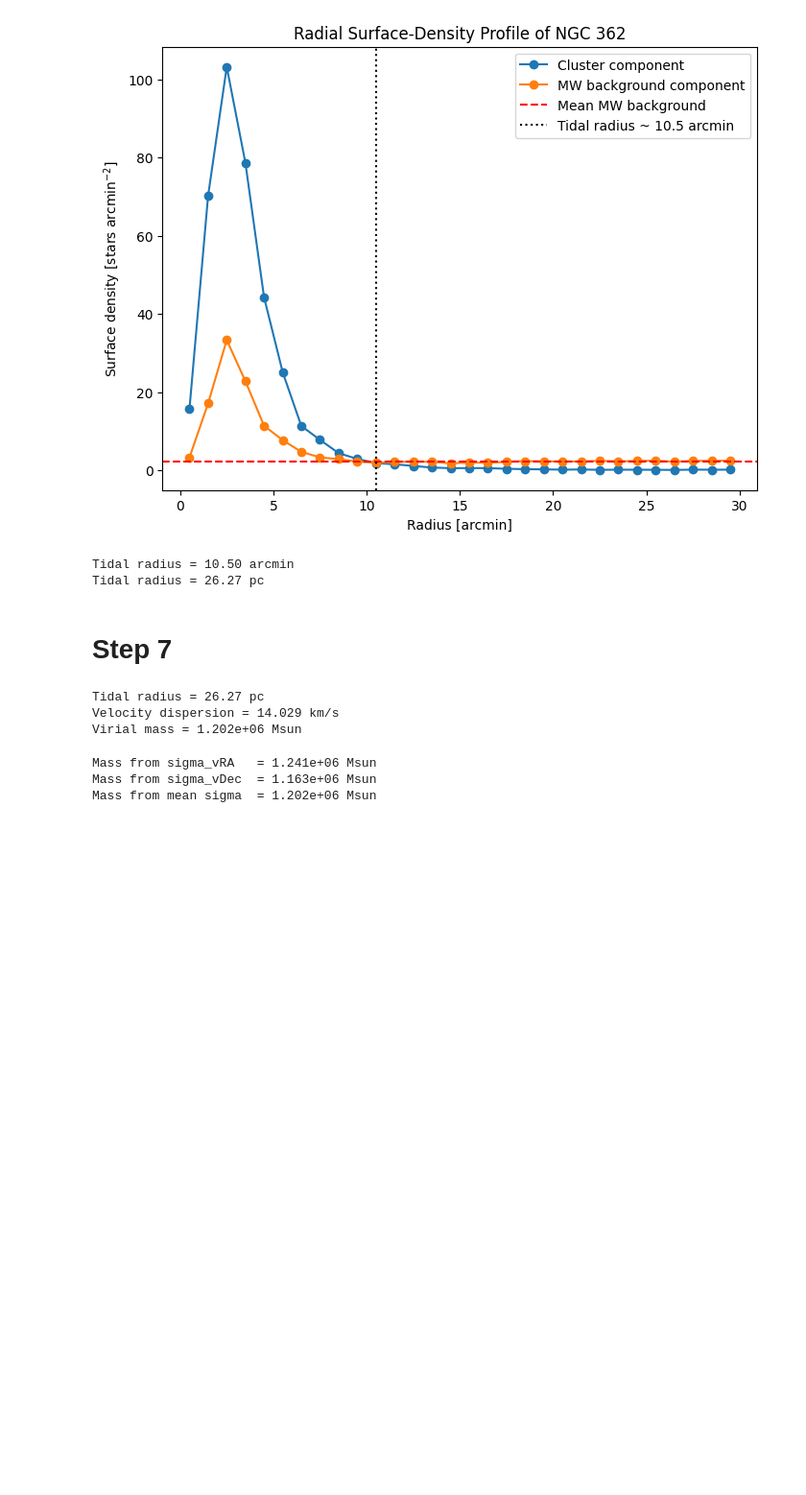
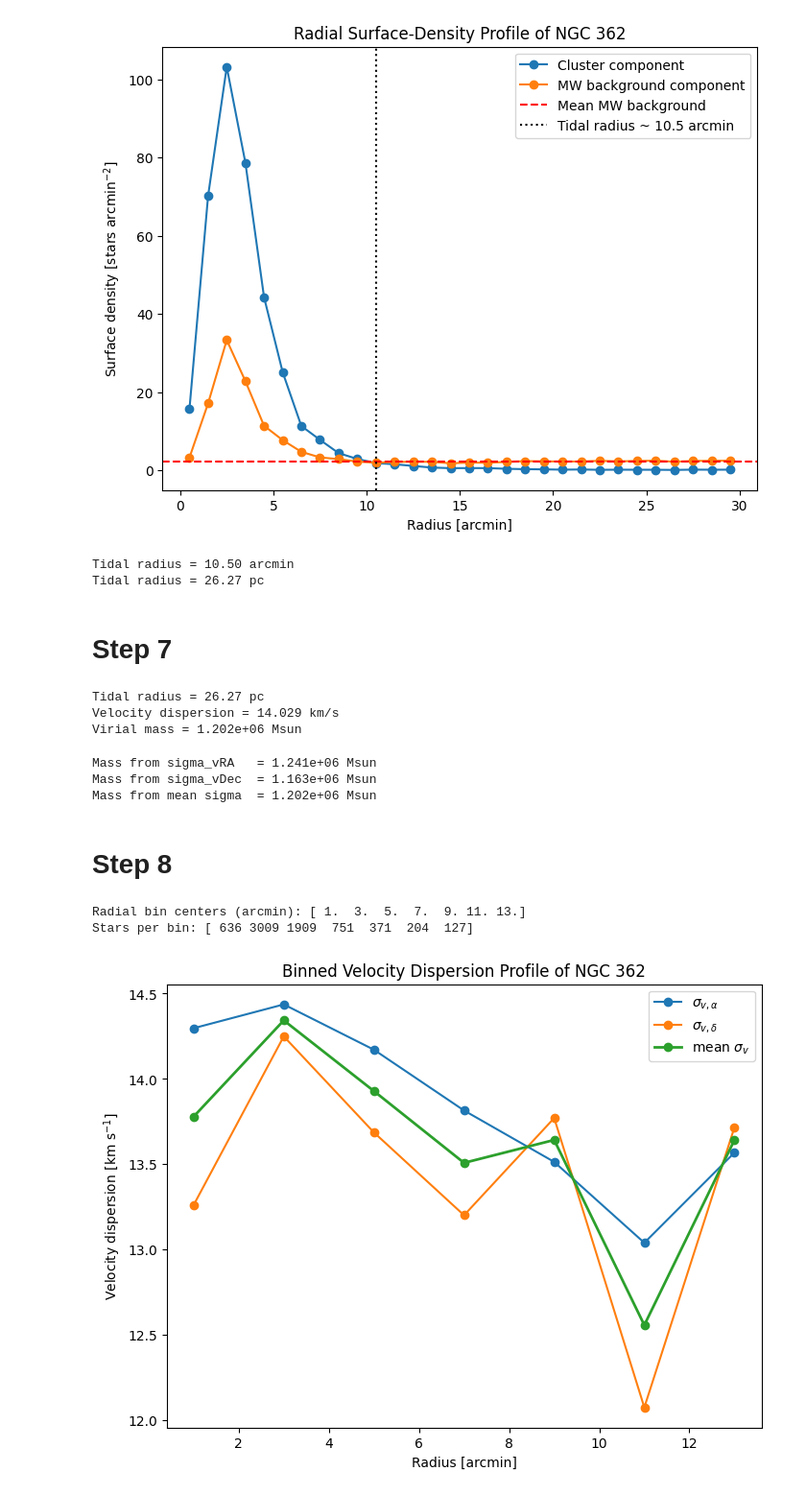
Before and after one commit to zangston/ASTR-5140, a Jupyter notebook: project4/project4.ipynb, the cells around one changed output. Shown at 96% size. Saved outputs shown, nothing was run; the diff lists cells and outputs as text; code cells hidden in the pictures; blank space fills up the shorter version.

Commit message:
Compelte step 8

```diff
--- a/project4/project4.ipynb
+++ b/project4/project4.ipynb
@@ -840,3 +840,62 @@ print(f"Mass from mean sigma  = {M_vmean:.3e} Msun")
 Mass from sigma_vRA   = 1.241e+06 Msun
 Mass from sigma_vDec  = 1.163e+06 Msun
 Mass from mean sigma  = 1.202e+06 Msun
+# %% [markdown]
+# Step 8
+# %%
+# Radial bins in arcmin
+bins = np.arange(0, 16, 2)   # 0-2, 2-4, ..., 14-16 arcmin
+
+r_centers = []
+sigma_pmra_bin = []
+sigma_pmdec_bin = []
+sigma_pm_mean_bin = []
+n_bin = []
+
+for r_in, r_out in zip(bins[:-1], bins[1:]):
+    m = (df_cluster_gmm["radius_arcmin"] >= r_in) & (df_cluster_gmm["radius_arcmin"] < r_out)
+    sub = df_cluster_gmm[m]
+
+    if len(sub) < 10:
+        continue
+
+    s_ra = sub["pmra"].std(ddof=1)
+    s_dec = sub["pmdec"].std(ddof=1)
+    s_mean = 0.5 * (s_ra + s_dec)
+
+    r_centers.append(0.5 * (r_in + r_out))
+    sigma_pmra_bin.append(s_ra)
+    sigma_pmdec_bin.append(s_dec)
+    sigma_pm_mean_bin.append(s_mean)
+    n_bin.append(len(sub))
+
+r_centers = np.array(r_centers)
+sigma_pmra_bin = np.array(sigma_pmra_bin)
+sigma_pmdec_bin = np.array(sigma_pmdec_bin)
+sigma_pm_mean_bin = np.array(sigma_pm_mean_bin)
+n_bin = np.array(n_bin)
+
+print("Radial bin centers (arcmin):", r_centers)
+print("Stars per bin:", n_bin)
+
+# Convert to km/s
+sigma_vra_bin = 4.74 * sigma_pmra_bin * d_kpc
+sigma_vdec_bin = 4.74 * sigma_pmdec_bin * d_kpc
+sigma_vmean_bin = 4.74 * sigma_pm_mean_bin * d_kpc
+# %% [output]
+Radial bin centers (arcmin): [ 1.  3.  5.  7.  9. 11. 13.]
+Stars per bin: [ 636 3009 1909  751  371  204  127]
+# %%
+plt.figure(figsize=(8,6))
+
+plt.plot(r_centers, sigma_vra_bin, marker="o", label=r"$\sigma_{v,\alpha}$")
+plt.plot(r_centers, sigma_vdec_bin, marker="o", label=r"$\sigma_{v,\delta}$")
+plt.plot(r_centers, sigma_vmean_bin, marker="o", linewidth=2, label=r"mean $\sigma_v$")
+
+plt.xlabel("Radius [arcmin]")
+plt.ylabel(r"Velocity dispersion [km s$^{-1}$]")
+plt.title("Binned Velocity Dispersion Profile of NGC 362")
+plt.legend()
+plt.show()
+# %% [output]
+[figure, added]
```
Also changed, not shown: parts of 1 cell of this notebook.
